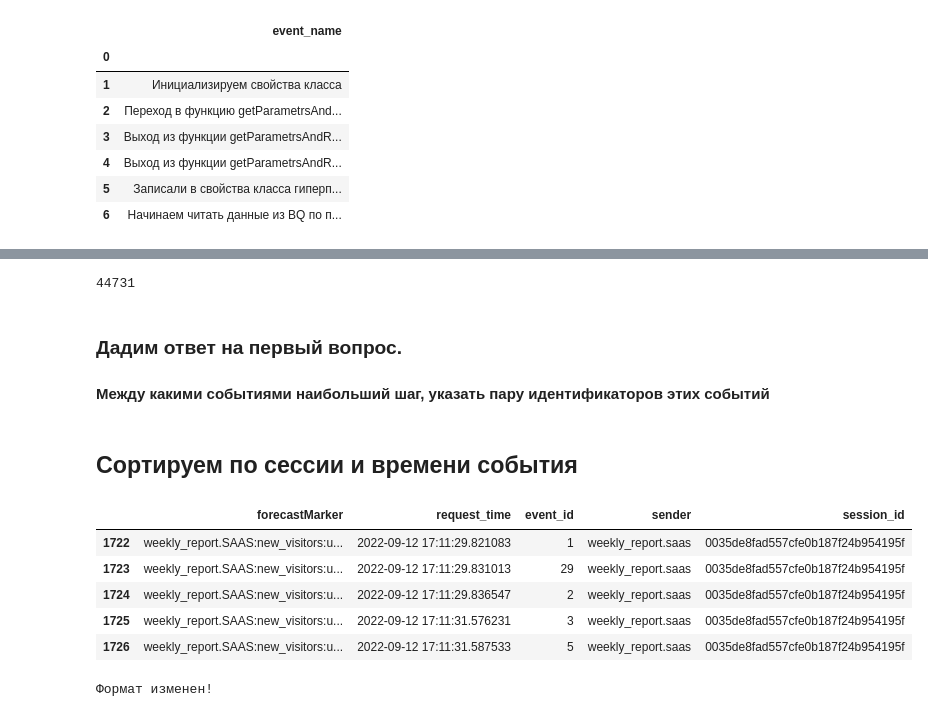
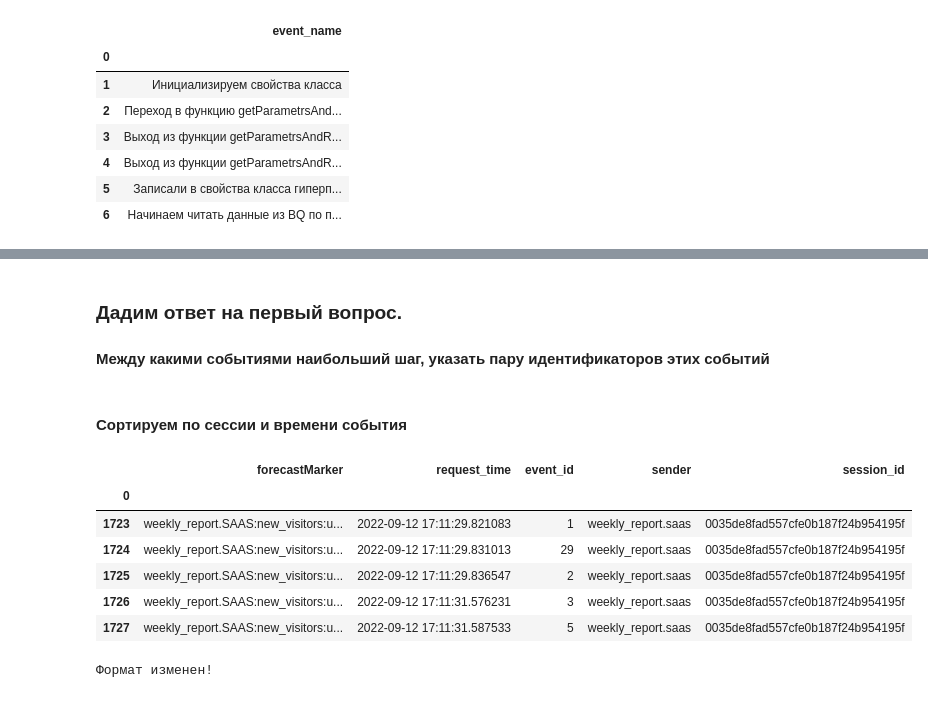
Before and after one commit to Slavafed/Analitics_projects, a Jupyter notebook: Events.ipynb, the cells around one changed output, grey strips where cells are left out. Saved outputs shown, nothing was run; the diff lists cells and outputs as text; code cells hidden in the pictures.

```diff
--- a/Events.ipynb
+++ b/Events.ipynb
@@ -129,23 +92,20 @@ full.head(6)
-# %%
-summ = len(eve.index)+len(eve2.index)+len(eve3.index)
-summ #Проверка на соединение данных(Проверял кол-во строк в ручную)
-# %% [output]
-44731
 # %% [markdown]
 ###  Дадим ответ на первый вопрос.
 #### Между какими событиями наибольший шаг, указать пару идентификаторов этих событий
 # %% [markdown]
-##  Cортируем по сессии и времени события
+####  Cортируем по сессии и времени события
 # %%
+full = eve
 A1 = full.sort_values(by=['session_id','request_time'])
 A1.head()
 # %% [output]
 |  | forecastMarker | request_time | event_id | sender | session_id |
-| 1722 | weekly_report.SAAS:new_visitors:u... | 2022-09-12 17:11:29.821083 | 1 | weekly_report.saas | 0035de8fad557cfe0b187f24b954195f |
-| 1723 | weekly_report.SAAS:new_visitors:u... | 2022-09-12 17:11:29.831013 | 29 | weekly_report.saas | 0035de8fad557cfe0b187f24b954195f |
-| 1724 | weekly_report.SAAS:new_visitors:u... | 2022-09-12 17:11:29.836547 | 2 | weekly_report.saas | 0035de8fad557cfe0b187f24b954195f |
-| 1725 | weekly_report.SAAS:new_visitors:u... | 2022-09-12 17:11:31.576231 | 3 | weekly_report.saas | 0035de8fad557cfe0b187f24b954195f |
-| 1726 | weekly_report.SAAS:new_visitors:u... | 2022-09-12 17:11:31.587533 | 5 | weekly_report.saas | 0035de8fad557cfe0b187f24b954195f |
+| 0 |  |  |  |  |  |
+| 1723 | weekly_report.SAAS:new_visitors:u... | 2022-09-12 17:11:29.821083 | 1 | weekly_report.saas | 0035de8fad557cfe0b187f24b954195f |
+| 1724 | weekly_report.SAAS:new_visitors:u... | 2022-09-12 17:11:29.831013 | 29 | weekly_report.saas | 0035de8fad557cfe0b187f24b954195f |
+| 1725 | weekly_report.SAAS:new_visitors:u... | 2022-09-12 17:11:29.836547 | 2 | weekly_report.saas | 0035de8fad557cfe0b187f24b954195f |
+| 1726 | weekly_report.SAAS:new_visitors:u... | 2022-09-12 17:11:31.576231 | 3 | weekly_report.saas | 0035de8fad557cfe0b187f24b954195f |
+| 1727 | weekly_report.SAAS:new_visitors:u... | 2022-09-12 17:11:31.587533 | 5 | weekly_report.saas | 0035de8fad557cfe0b187f24b954195f |
 # %%
 A1['request_time'] = A1['request_time'].astype("datetime64[ns]")
 print('Формат изменен!')
```
Also changed, not shown: parts of 37 cells of this notebook.
